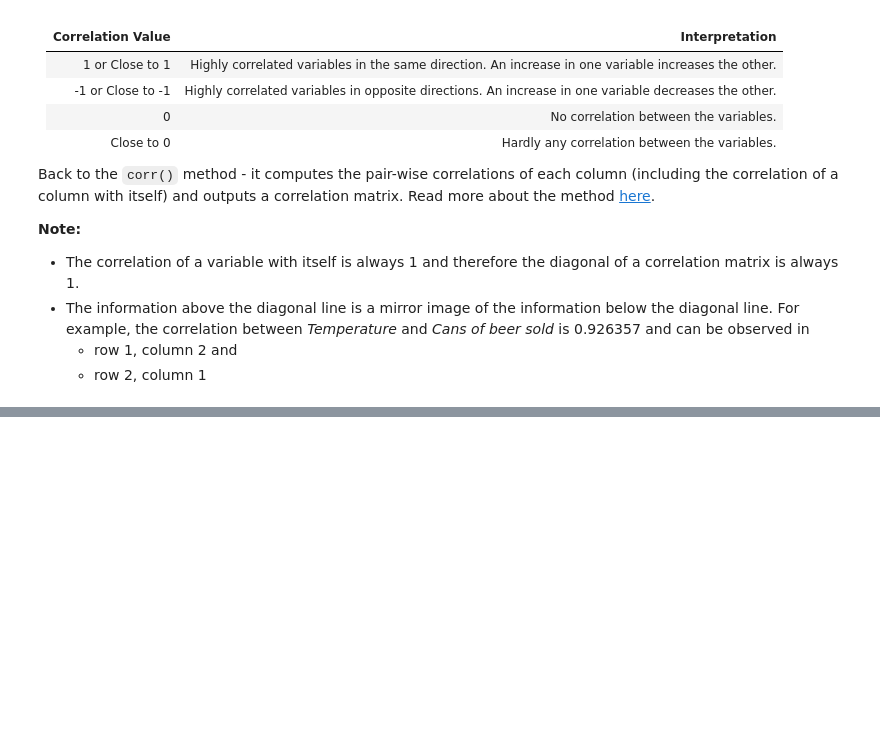
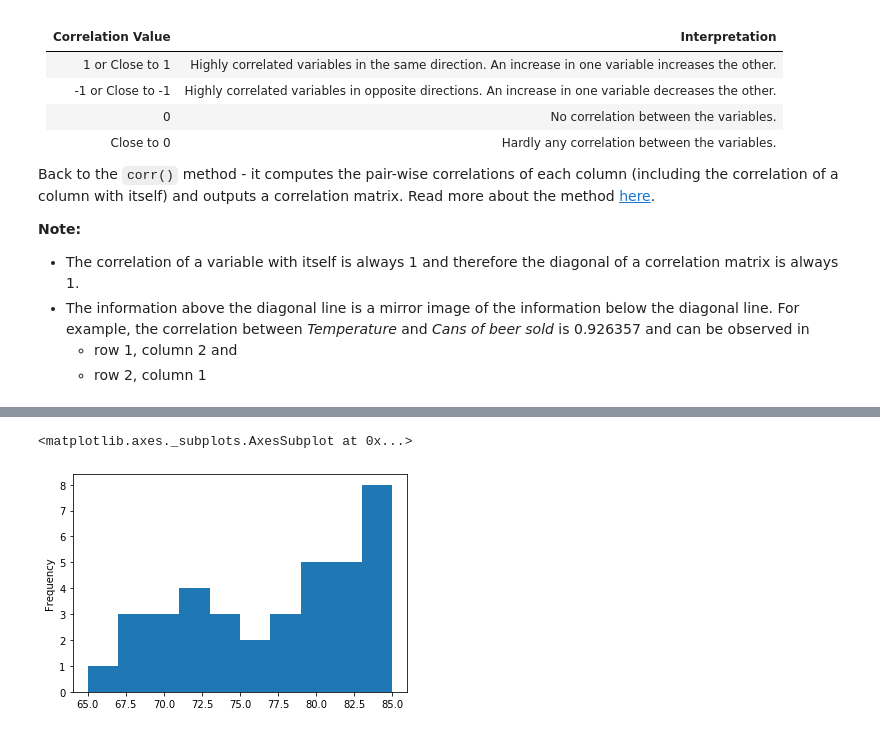
Before and after one commit to IshanaRaina/pandas-labs, a Jupyter notebook: baby_pandas.ipynb, the cells around one changed output, grey strips where cells are left out. Saved outputs shown, nothing was run; the diff lists cells and outputs as text; code cells hidden in the pictures; blank space fills up the shorter version.

Commit message:
add visualization

```diff
--- a/baby_pandas.ipynb
+++ b/baby_pandas.ipynb
@@ -431,0 +458,5 @@ _Temperature_ and _Cans of beer sold_ are highly correlated with a value of 0.92
+# %%
+df['Temperature'].plot.hist()
+# %% [output]
+<matplotlib.axes._subplots.AxesSubplot at 0x...>
+[figure, added]
```
Also changed, not shown: parts of 25 cells of this notebook.
